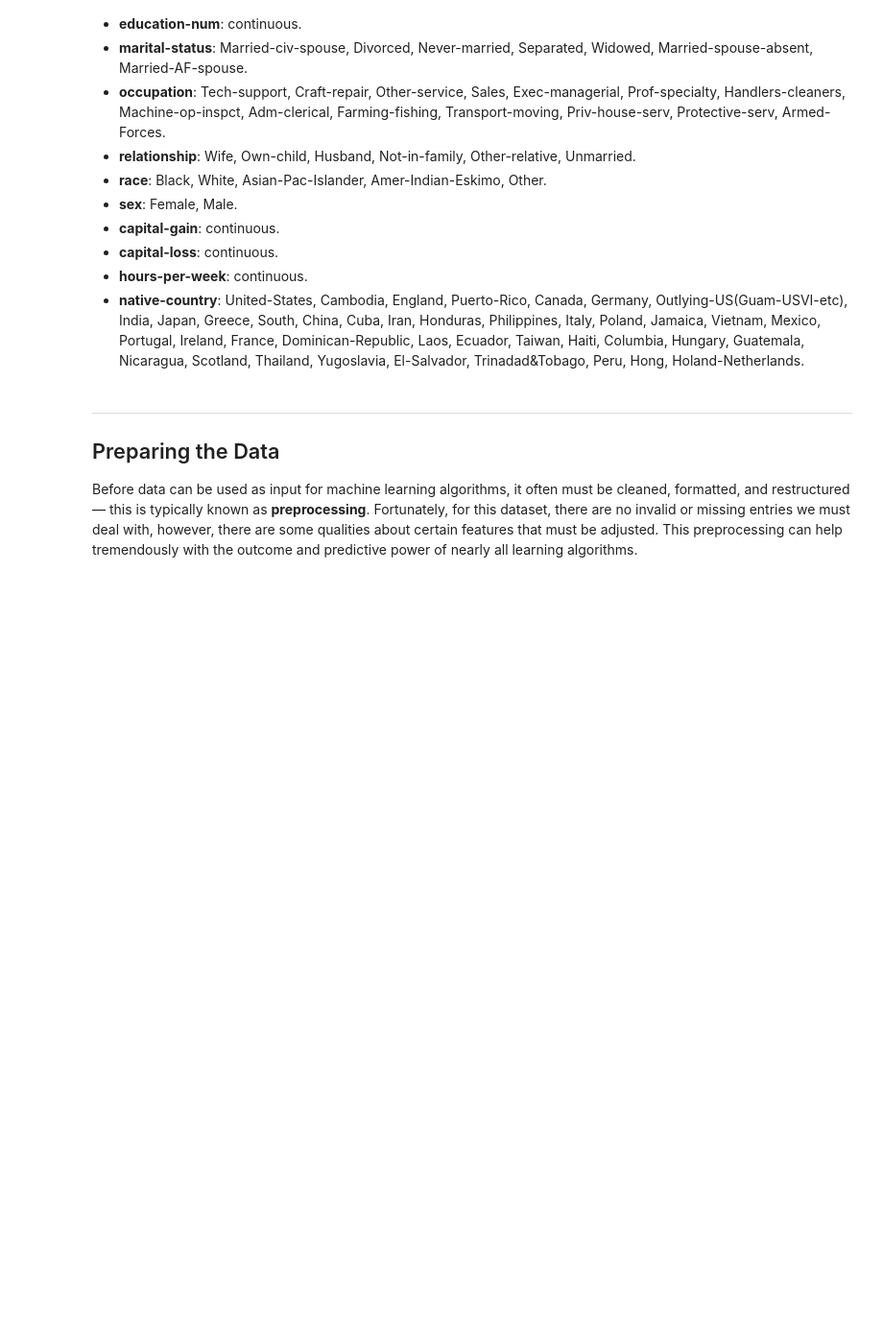
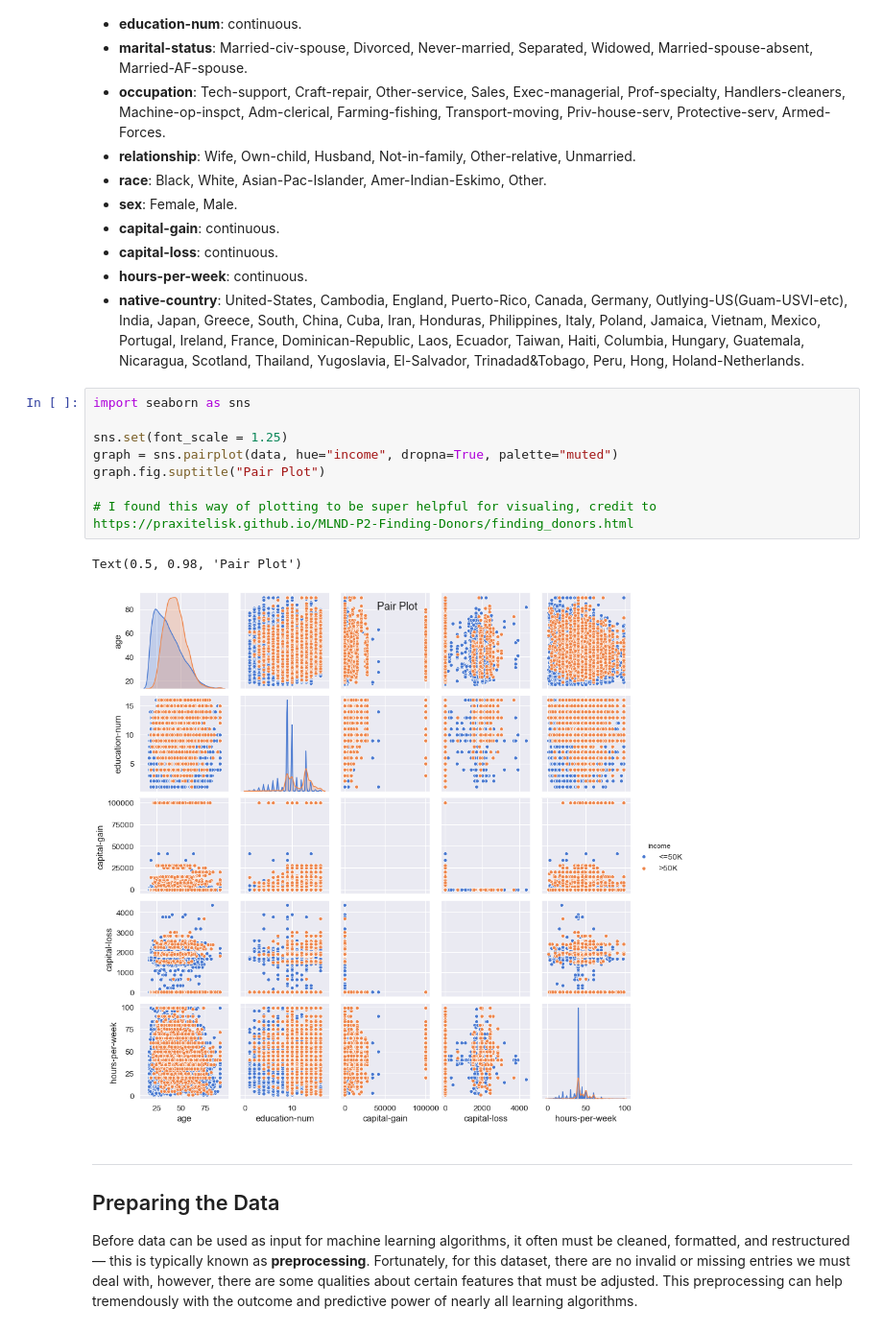
Before and after one commit to coreyjs/finding_donors, a Jupyter notebook: finding_donors.ipynb, the cells around one changed output. Shown: that part at 96% size. Cells and saved outputs as stored; diff of their text form; blank space fills up the shorter version.

```diff
--- a/finding_donors.ipynb
+++ b/finding_donors.ipynb
@@ -105,6 +105,17 @@ Percentage of individuals making more than $50,000: 24.78%
 * **capital-loss**: continuous.
 * **hours-per-week**: continuous.
 * **native-country**: United-States, Cambodia, England, Puerto-Rico, Canada, Germany, Outlying-US(Guam-USVI-etc), India, Japan, Greece, South, China, Cuba, Iran, Honduras, Philippines, Italy, Poland, Jamaica, Vietnam, Mexico, Portugal, Ireland, France, Dominican-Republic, Laos, Ecuador, Taiwan, Haiti, Columbia, Hungary, Guatemala, Nicaragua, Scotland, Thailand, Yugoslavia, El-Salvador, Trinadad&Tobago, Peru, Hong, Holand-Netherlands.
+# %%
+import seaborn as sns
+
+sns.set(font_scale = 1.25)
+graph = sns.pairplot(data, hue="income", dropna=True, palette="muted")
+graph.fig.suptitle("Pair Plot")
+
+# I found this way of plotting to be super helpful for visualing, credit to https://praxitelisk.github.io/MLND-P2-Finding-Donors/finding_donors.html
+# %% [output]
+Text(0.5, 0.98, 'Pair Plot')
+[figure, added]
 # %% [markdown]
 ----
 ## Preparing the Data
```
Also changed, not shown: parts of 14 cells of this notebook, 1 other file.
